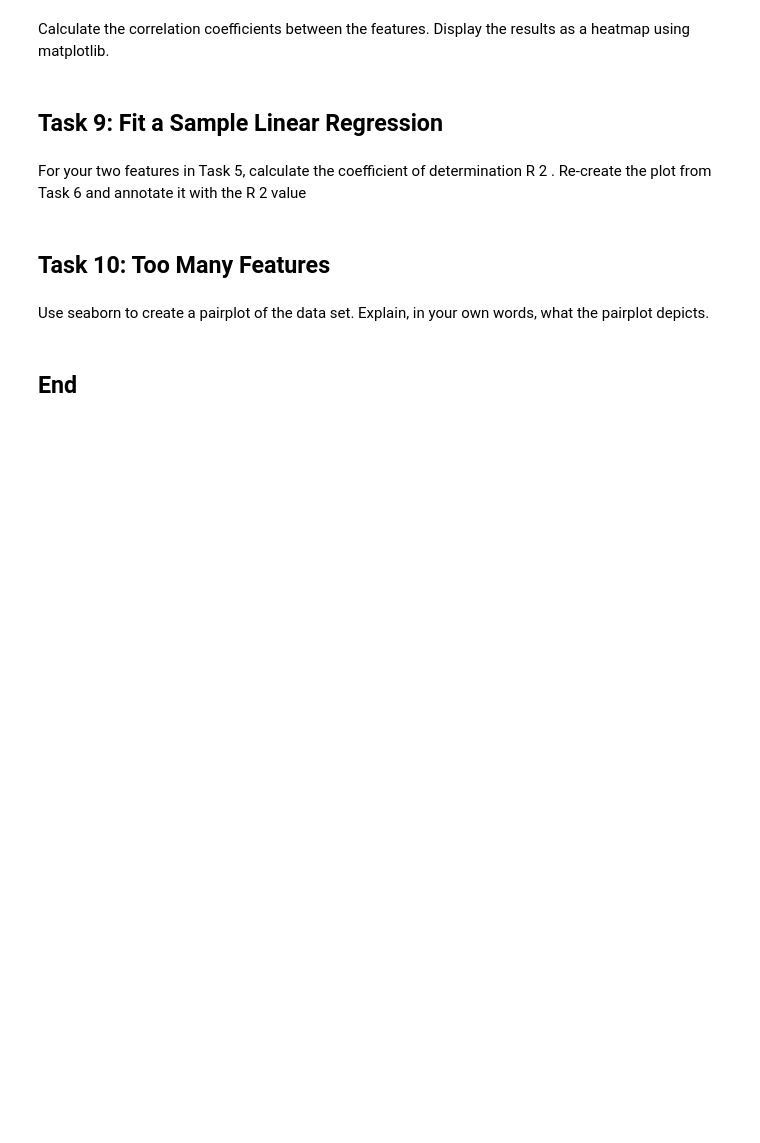
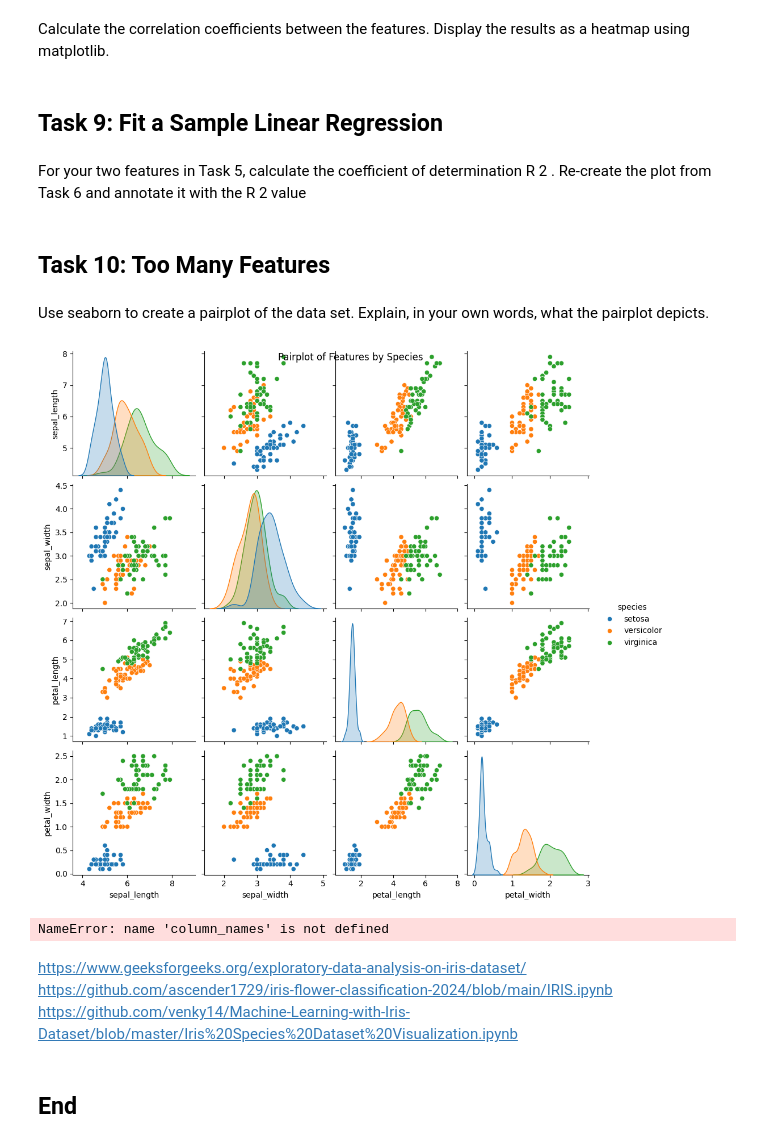
Before and after one commit to LindaN1104/principles_of_data_analytics, a Jupyter notebook: tasks.ipynb, the cells around one changed output. Cells and saved outputs as stored; diff of their text form; code cells hidden in the pictures; blank space fills up the shorter version.

```diff
--- a/tasks.ipynb
+++ b/tasks.ipynb
@@ -295,5 +355,23 @@ R
 # %% [markdown]
 Use seaborn to create a pairplot of the data set.
 Explain, in your own words, what the pairplot depicts.
+# %%
+# Visualize the distribution of each feature for different species using pairplot
+sns.pairplot(df, hue='species')
+plt.suptitle('Pairplot of Features by Species')
+plt.show()
+
+# Display box plots for each feature by species
+for feature in column_names[:-1]:  # Exclude the 'species' column
+    sns.boxplot(x='species', y=feature, data=df)
+    plt.title(f'Box Plot of {feature} by Species')
+    plt.show()
+# %% [output]
+[figure, added]
+NameError: name 'column_names' is not defined
+# %% [markdown]
+https://www.geeksforgeeks.org/exploratory-data-analysis-on-iris-dataset/
+https://github.com/ascender1729/iris-flower-classification-2024/blob/main/IRIS.ipynb
+https://github.com/venky14/Machine-Learning-with-Iris-Dataset/blob/master/Iris%20Species%20Dataset%20Visualization.ipynb
 # %% [markdown]
 ## End
```
Also changed, not shown: parts of 29 cells of this notebook.
